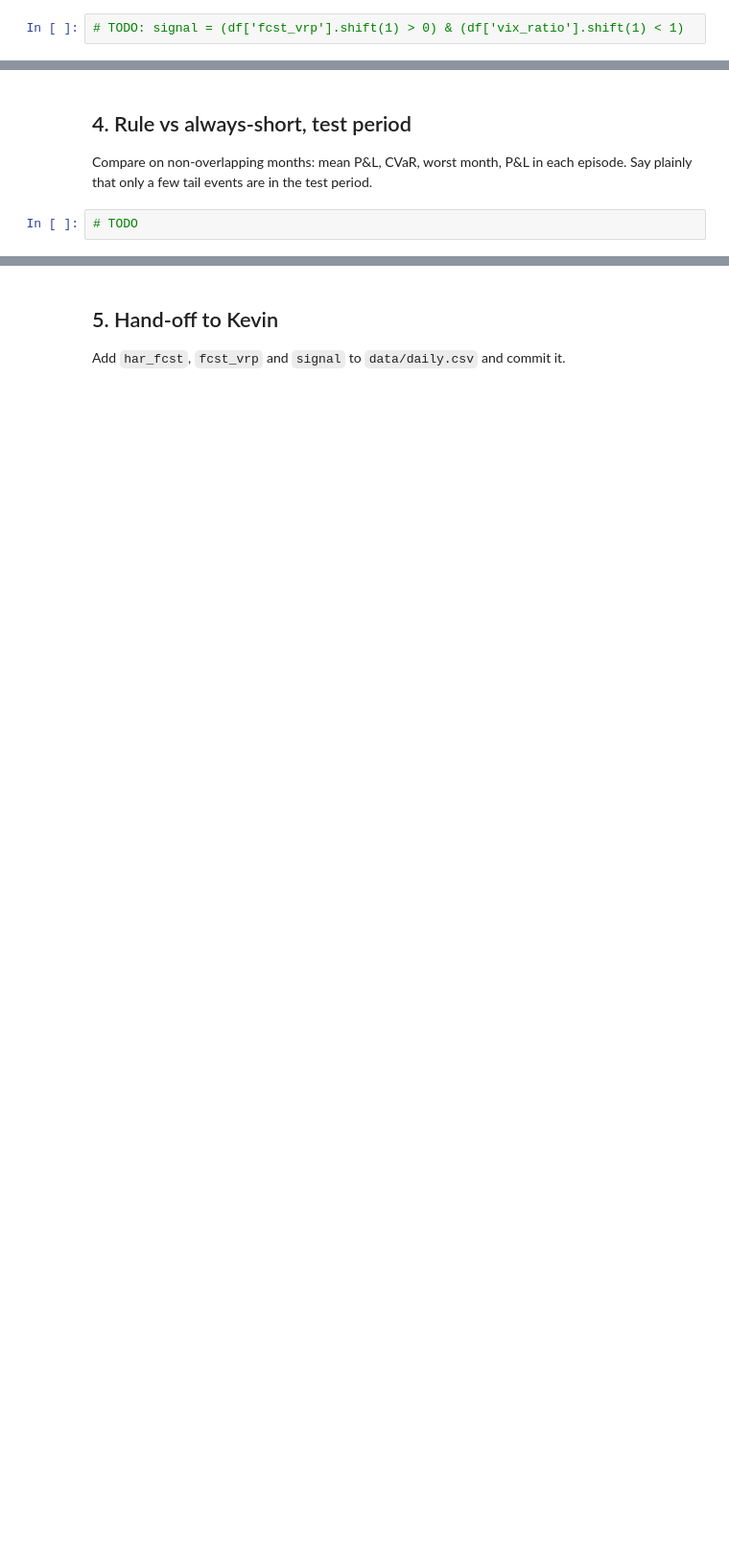
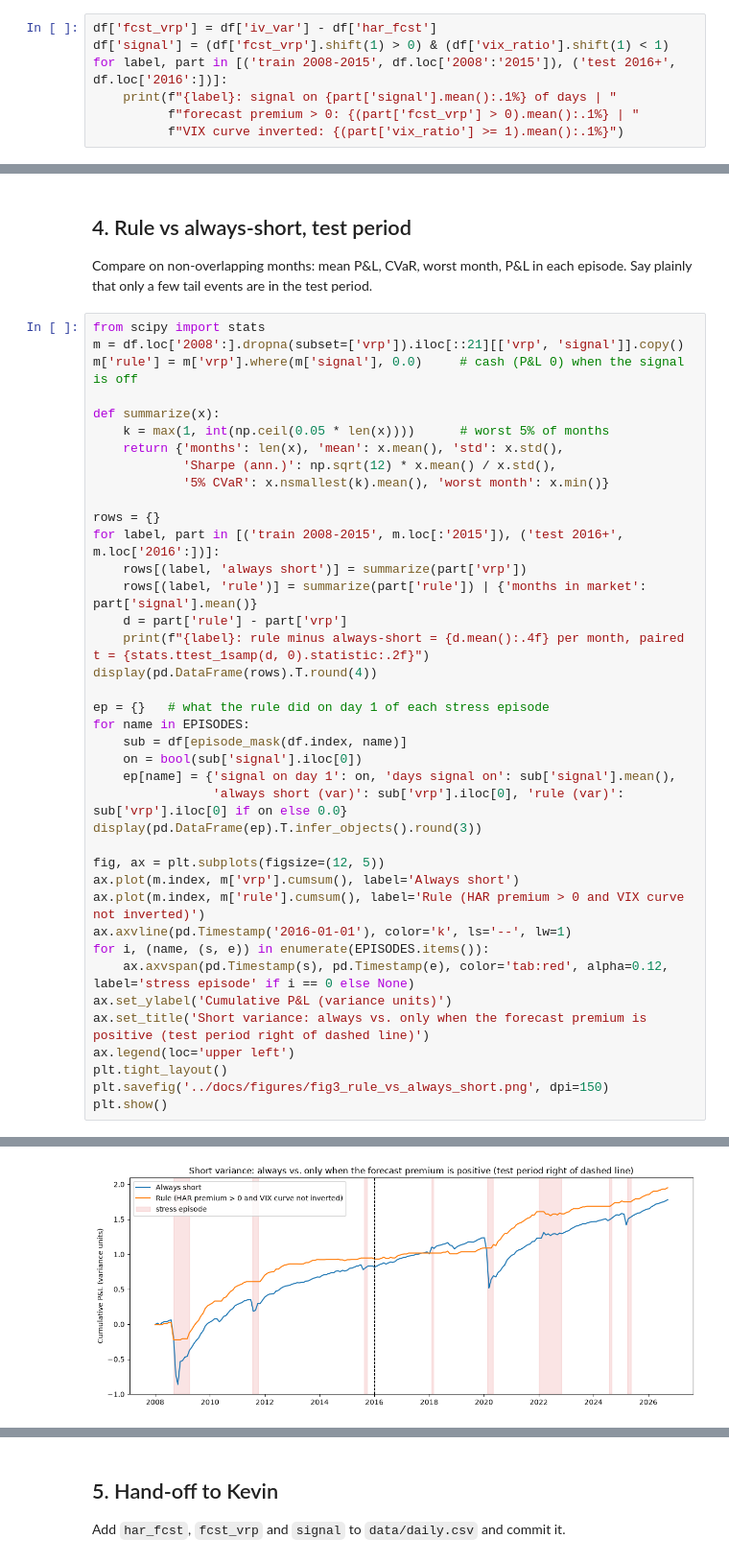
Before and after one commit to Sagar-DU/volatility-risk-premium, a Jupyter notebook: notebooks/03_har_forecast.ipynb, the cells around one changed output, grey strips where cells are left out. Shown at 96% size. Drawn from its saved outputs; the diff is of its cells as text; blank space fills up the shorter version.

Commit message:
Robustness check, signal saved, rerun with data to Nov 4

```diff
--- a/notebooks/03_har_forecast.ipynb
+++ b/notebooks/03_har_forecast.ipynb
@@ -80,4 +80,9 @@ evaluation: 4969 days, 2007-01-03 to 2026-10-02
 
 Use 2008–2015 for any choices. Run the rule **once** on 2016 onwards.
 # %%
-# TODO: signal = (df['fcst_vrp'].shift(1) > 0) & (df['vix_ratio'].shift(1) < 1)
+df['fcst_vrp'] = df['iv_var'] - df['har_fcst']
+df['signal'] = (df['fcst_vrp'].shift(1) > 0) & (df['vix_ratio'].shift(1) < 1)
+for label, part in [('train 2008-2015', df.loc['2008':'2015']), ('test 2016+', df.loc['2016':])]:
+    print(f"{label}: signal on {part['signal'].mean():.1%} of days | "
+          f"forecast premium > 0: {(part['fcst_vrp'] > 0).mean():.1%} | "
+          f"VIX curve inverted: {(part['vix_ratio'] >= 1).mean():.1%}")
@@ -85,4 +93,42 @@ Use 2008–2015 for any choices. Run the rule **once** on 2016 onwards.
 ## 4. Rule vs always-short, test period
 Compare on non-overlapping months: mean P&L, CVaR, worst month, P&L in each episode. Say plainly that only a few tail events are in the test period.
 # %%
-# TODO
+from scipy import stats
+m = df.loc['2008':].dropna(subset=['vrp']).iloc[::21][['vrp', 'signal']].copy()
+m['rule'] = m['vrp'].where(m['signal'], 0.0)     # cash (P&L 0) when the signal is off
+
+def summarize(x):
+    k = max(1, int(np.ceil(0.05 * len(x))))      # worst 5% of months
+    return {'months': len(x), 'mean': x.mean(), 'std': x.std(),
+            'Sharpe (ann.)': np.sqrt(12) * x.mean() / x.std(),
+            '5% CVaR': x.nsmallest(k).mean(), 'worst month': x.min()}
+
+rows = {}
+for label, part in [('train 2008-2015', m.loc[:'2015']), ('test 2016+', m.loc['2016':])]:
+    rows[(label, 'always short')] = summarize(part['vrp'])
+    rows[(label, 'rule')] = summarize(part['rule']) | {'months in market': part['signal'].mean()}
+    d = part['rule'] - part['vrp']
+    print(f"{label}: rule minus always-short = {d.mean():.4f} per month, paired t = {stats.ttest_1samp(d, 0).statistic:.2f}")
+display(pd.DataFrame(rows).T.round(4))
+
+ep = {}   # what the rule did on day 1 of each stress episode
+for name in EPISODES:
+    sub = df[episode_mask(df.index, name)]
+    on = bool(sub['signal'].iloc[0])
+    ep[name] = {'signal on day 1': on, 'days signal on': sub['signal'].mean(),
+                'always short (var)': sub['vrp'].iloc[0], 'rule (var)': sub['vrp'].iloc[0] if on else 0.0}
+display(pd.DataFrame(ep).T.infer_objects().round(3))
+
+fig, ax = plt.subplots(figsize=(12, 5))
+ax.plot(m.index, m['vrp'].cumsum(), label='Always short')
+ax.plot(m.index, m['rule'].cumsum(), label='Rule (HAR premium > 0 and VIX curve not inverted)')
+ax.axvline(pd.Timestamp('2016-01-01'), color='k', ls='--', lw=1)
+for i, (name, (s, e)) in enumerate(EPISODES.items()):
+    ax.axvspan(pd.Timestamp(s), pd.Timestamp(e), color='tab:red', alpha=0.12, label='stress episode' if i == 0 else None)
+ax.set_ylabel('Cumulative P&L (variance units)')
+ax.set_title('Short variance: always vs. only when the forecast premium is positive (test period right of dashed line)')
+ax.legend(loc='upper left')
+plt.tight_layout()
+plt.savefig('../docs/figures/fig3_rule_vs_always_short.png', dpi=150)
+plt.show()
+# %% [output]
@@ -88,0 +151 @@ Compare on non-overlapping months: mean P&L, CVaR, worst month, P&L in each epis
+[figure, added]
```
Also changed, not shown: parts of 5 cells of this notebook, 5 other files.
